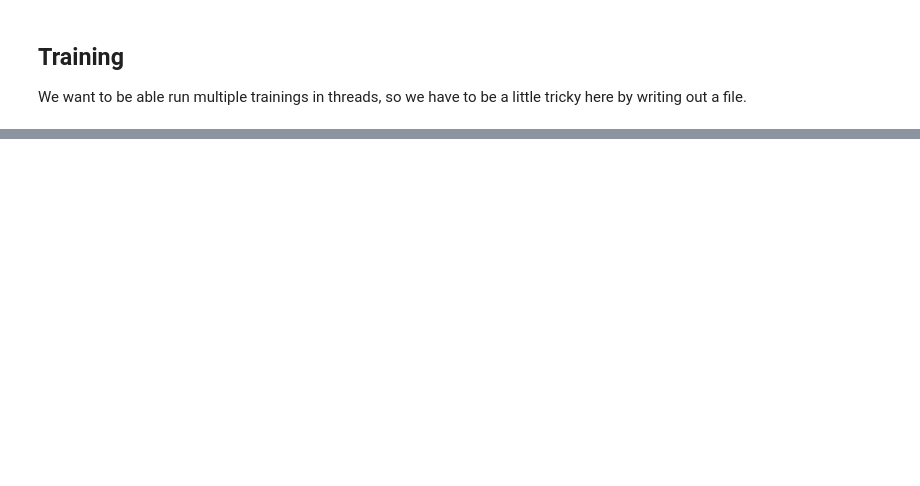
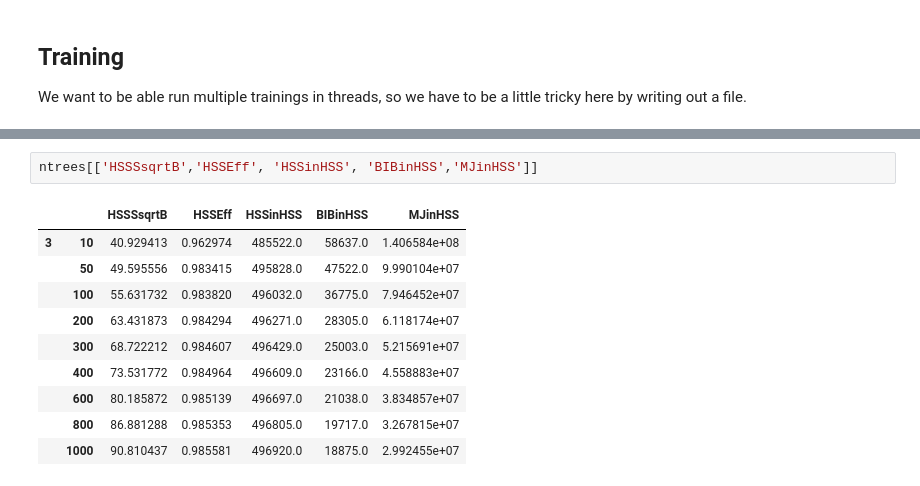
Before and after one commit to gordonwatts/JetCutStudies, a Jupyter notebook: notebooks/Optimize GradientBoostingClassifier.ipynb, the cells around one changed output, grey strips where cells are left out. Cells and saved outputs as stored; diff of their text form; blank space fills up the shorter version.

```diff
--- a/notebooks/Optimize GradientBoostingClassifier.ipynb
+++ b/notebooks/Optimize GradientBoostingClassifier.ipynb
@@ -71,0 +253,13 @@ lde[['HSSSsqrtB','HSSEff','BIBEff','MJEff']]
+# %%
+ntrees[['HSSSsqrtB','HSSEff', 'HSSinHSS', 'BIBinHSS','MJinHSS']]
+# %% [output]
+|  |  | HSSSsqrtB | HSSEff | HSSinHSS | BIBinHSS | MJinHSS |
+| 3 | 10 | 40.929413 | 0.962974 | 485522.0 | 58637.0 | 1.406584e+08 |
+|  | 50 | 49.595556 | 0.983415 | 495828.0 | 47522.0 | 9.990104e+07 |
+|  | 100 | 55.631732 | 0.983820 | 496032.0 | 36775.0 | 7.946452e+07 |
+|  | 200 | 63.431873 | 0.984294 | 496271.0 | 28305.0 | 6.118174e+07 |
+|  | 300 | 68.722212 | 0.984607 | 496429.0 | 25003.0 | 5.215691e+07 |
+|  | 400 | 73.531772 | 0.984964 | 496609.0 | 23166.0 | 4.558883e+07 |
+|  | 600 | 80.185872 | 0.985139 | 496697.0 | 21038.0 | 3.834857e+07 |
+|  | 800 | 86.881288 | 0.985353 | 496805.0 | 19717.0 | 3.267815e+07 |
+|  | 1000 | 90.810437 | 0.985581 | 496920.0 | 18875.0 | 2.992455e+07 |
```
Also changed, not shown: parts of 39 cells of this notebook, 1 other file.
